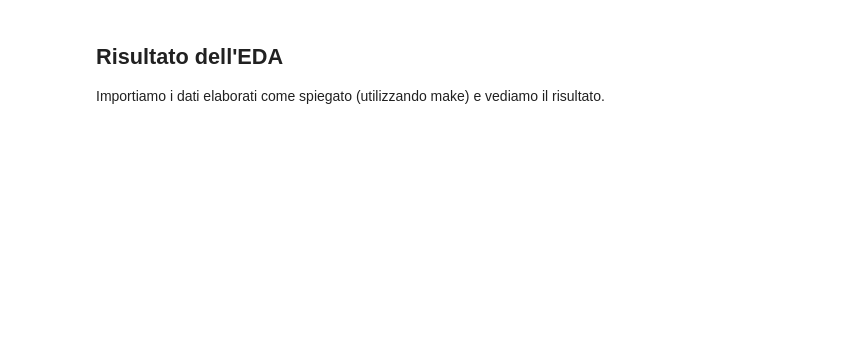
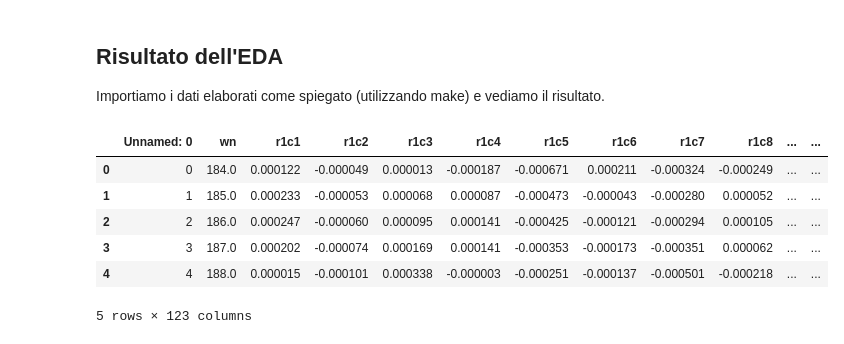
Before and after one commit to FabioBrugnara/repo_raman_4exam, a Jupyter notebook: reports/report.ipynb, the cells around one changed output. Drawn from its saved outputs; the diff is of its cells as text; code cells hidden in the pictures; blank space fills up the shorter version.

```diff
--- a/reports/report.ipynb
+++ b/reports/report.ipynb
@@ -76,9 +73,17 @@ Normalizziamo in fine i dati per poterli confrontare.
 ## Risultato dell'EDA
 Importiamo i dati elaborati come spiegato (utilizzando make) e vediamo il risultato.
 # %%
-data = pd.read_csv('../repo_raman/data/EDA_processed_data.dat')
+data = pd.read_csv('../repo_raman/data/EDA_processed_data.csv')
 names=define_names() #definisce il nome degli spettri del campione
 data.head()
+# %% [output]
+|  | Unnamed: 0 | wn | r1c1 | r1c2 | r1c3 | r1c4 | r1c5 | r1c6 | r1c7 | r1c8 | ... | ... |
+| 0 | 0 | 184.0 | 0.000122 | -0.000049 | 0.000013 | -0.000187 | -0.000671 | 0.000211 | -0.000324 | -0.000249 | ... | ... |
+| 1 | 1 | 185.0 | 0.000233 | -0.000053 | 0.000068 | 0.000087 | -0.000473 | -0.000043 | -0.000280 | 0.000052 | ... | ... |
+| 2 | 2 | 186.0 | 0.000247 | -0.000060 | 0.000095 | 0.000141 | -0.000425 | -0.000121 | -0.000294 | 0.000105 | ... | ... |
+| 3 | 3 | 187.0 | 0.000202 | -0.000074 | 0.000169 | 0.000141 | -0.000353 | -0.000173 | -0.000351 | 0.000062 | ... | ... |
+| 4 | 4 | 188.0 | 0.000015 | -0.000101 | 0.000338 | -0.000003 | -0.000251 | -0.000137 | -0.000501 | -0.000218 | ... | ... |
+5 rows × 123 columns
 # %%
 raman_plot()
 plt.rc('font',**font)
```
Also changed, not shown: parts of 5 cells of this notebook.
